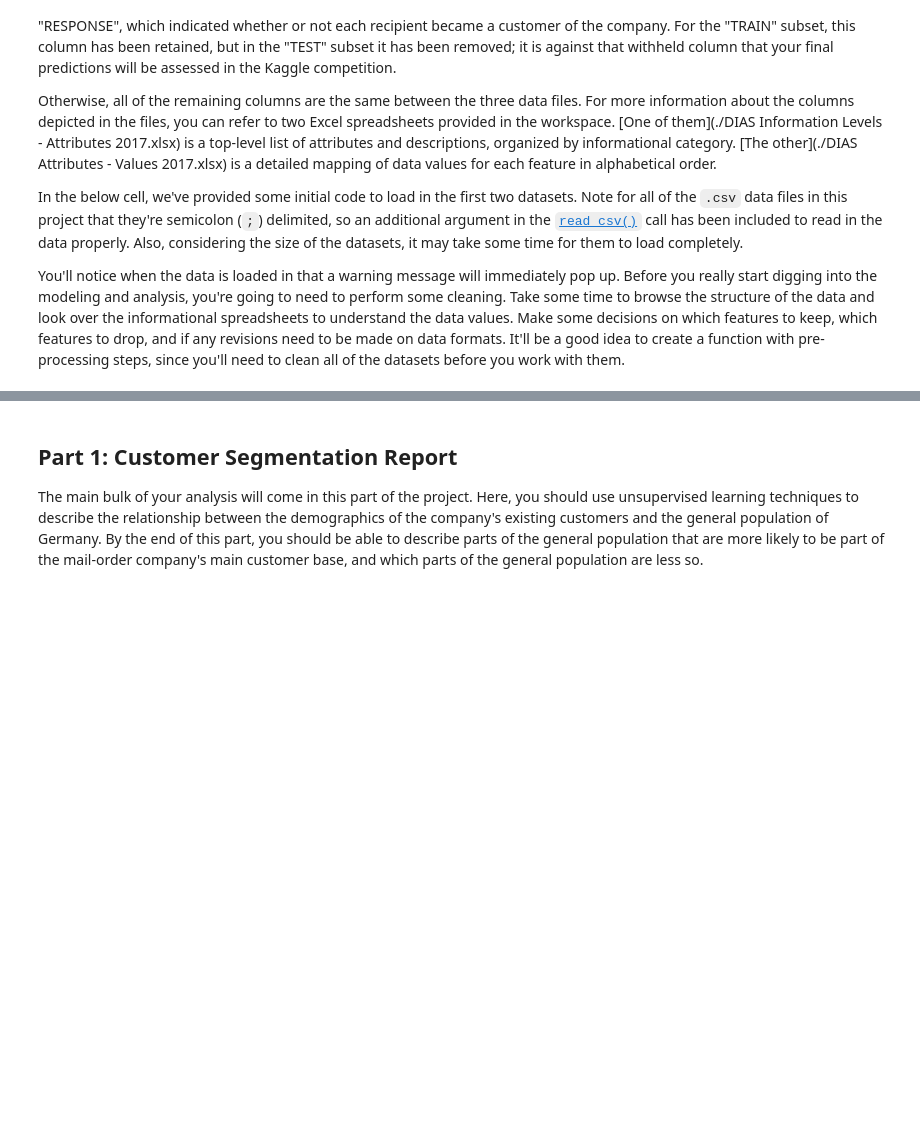
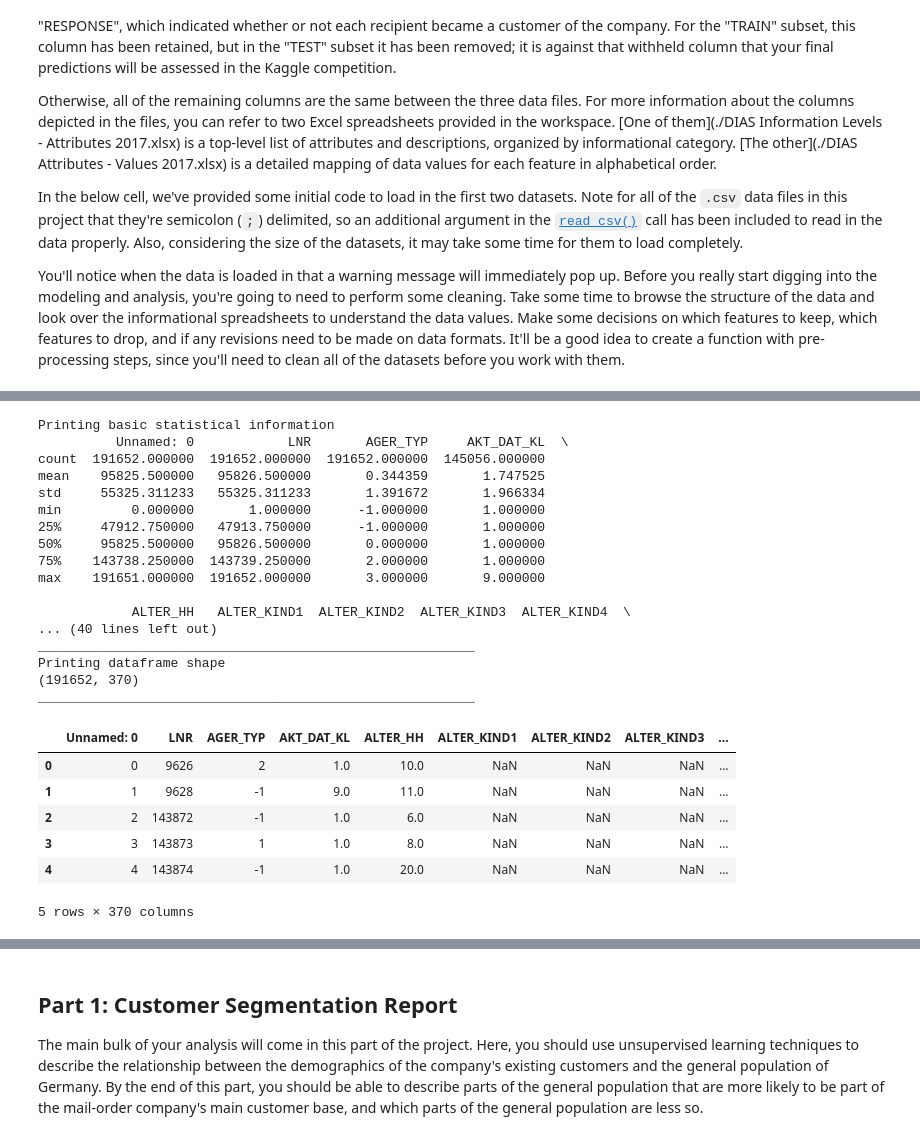
Before and after one commit to sousablde/Arvato-Bertelsmann-Customer-Acquisition, a Jupyter notebook: Arvato Project Workbook.ipynb, the cells around one changed output, grey strips where cells are left out. Cells and saved outputs as stored; diff of their text form; code cells hidden in the pictures; blank space fills up the shorter version.

```diff
--- a/Arvato Project Workbook.ipynb
+++ b/Arvato Project Workbook.ipynb
@@ -43,0 +89,35 @@ FileNotFoundError: [Errno 2] File b'azdias.csv' does not exist: b'azdias.csv'
+# %%
+# checking how the customer dataframe looks like
+print('Printing basic statistical information')
+print(customers.describe())
+print('________________________________________________________')
+print('Printing dataframe shape')
+print(customers.shape)
+print('________________________________________________________')
+
+customers.head()
+# %% [output]
+Printing basic statistical information
+          Unnamed: 0            LNR       AGER_TYP     AKT_DAT_KL  \
+count  191652.000000  191652.000000  191652.000000  145056.000000
+mean    95825.500000   95826.500000       0.344359       1.747525
+std     55325.311233   55325.311233       1.391672       1.966334
+min         0.000000       1.000000      -1.000000       1.000000
+25%     47912.750000   47913.750000      -1.000000       1.000000
+50%     95825.500000   95826.500000       0.000000       1.000000
+75%    143738.250000  143739.250000       2.000000       1.000000
+max    191651.000000  191652.000000       3.000000       9.000000
+
+            ALTER_HH   ALTER_KIND1  ALTER_KIND2  ALTER_KIND3  ALTER_KIND4  \
+... (40 lines left out)
+________________________________________________________
+Printing dataframe shape
+(191652, 370)
+________________________________________________________
+|  | Unnamed: 0 | LNR | AGER_TYP | AKT_DAT_KL | ALTER_HH | ALTER_KIND1 | ALTER_KIND2 | ALTER_KIND3 | ... |
+| 0 | 0 | 9626 | 2 | 1.0 | 10.0 | NaN | NaN | NaN | ... |
+| 1 | 1 | 9628 | -1 | 9.0 | 11.0 | NaN | NaN | NaN | ... |
+| 2 | 2 | 143872 | -1 | 1.0 | 6.0 | NaN | NaN | NaN | ... |
+| 3 | 3 | 143873 | 1 | 1.0 | 8.0 | NaN | NaN | NaN | ... |
+| 4 | 4 | 143874 | -1 | 1.0 | 20.0 | NaN | NaN | NaN | ... |
+5 rows × 370 columns
```
Also changed, not shown: parts of 11 cells of this notebook.
